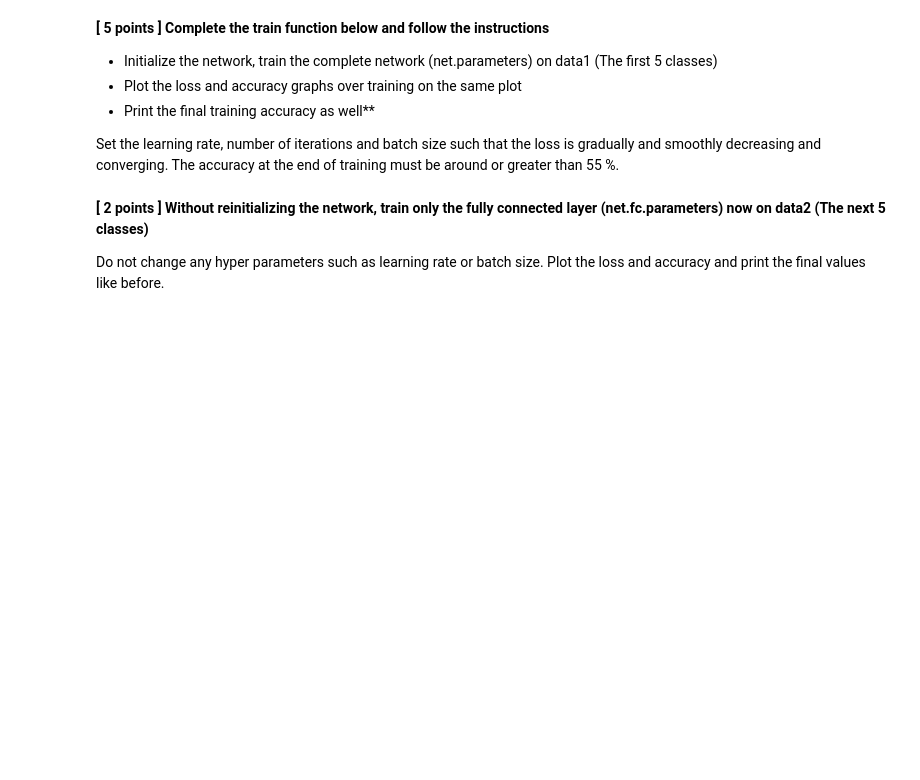
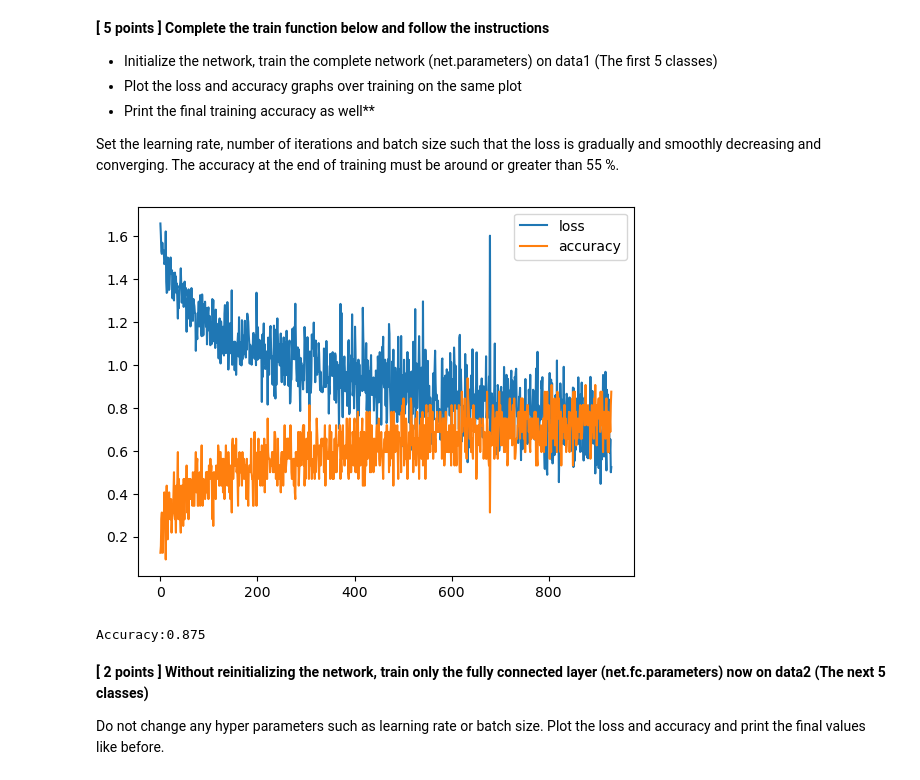
Before and after one commit to merrickqiu/MATH-31H, a Jupyter notebook: CSE 152A/cse152a_wi25_hw4/cse152a_wi25_hw4.ipynb, the cells around one changed output. Saved outputs shown, nothing was run; the diff lists cells and outputs as text; code cells hidden in the pictures; blank space fills up the shorter version.

```diff
--- a/CSE 152A/cse152a_wi25_hw4/cse152a_wi25_hw4.ipynb
+++ b/CSE 152A/cse152a_wi25_hw4/cse152a_wi25_hw4.ipynb
@@ -584,0 +640,21 @@ print(net)
+# %%
+class Net(nn.Module):
+    def __init__(self, n_labels=5):
+        super().__init__()
+        self.relu = nn.ReLU()
+        self.conv1 = nn.Conv2d(in_channels=3, out_channels=5, kernel_size=4, stride=2)
+        self.conv2 = nn.Conv2d(in_channels=5, out_channels=10, kernel_size=4, stride=1)
+        self.conv3 = nn.Conv2d(in_channels=10, out_channels=20, kernel_size=4, stride=1)
+        self.conv4 = nn.Conv2d(in_channels=20, out_channels=40, kernel_size=4, stride=1)
+        self.fc = nn.Linear(40*38*38, n_labels)
+
+    def forward(self, x):
+        x = self.relu(self.conv1(x))
+        x = self.relu(self.conv2(x))
+        x = self.relu(self.conv3(x))
+        x = self.relu(self.conv4(x))
+        x = torch.flatten(x, start_dim=1)
+        x = self.fc(x)
+
+        return x
+print(net)
@@ -616,6 +701,19 @@ def train(tdata,tlabel,net,to_train):
             inputs = torch.FloatTensor(tdata[l*batch:(l+1)*batch]).to(device)
             targets = torch.LongTensor(tlabel[l*batch:(l+1)*batch]).to(device)
             # --------------- YOUR CODE HERE ---------------
+            logits = net(inputs)
+            prediction = torch.argmax(logits, dim=1)
+
+            accuracy = (prediction == targets).float().mean()
+            loss = criterion(logits, targets)
+
+            optimizer.zero_grad()
+            loss.backward()
+            optimizer.step()
+
+
+            losslist.append(loss.item())
+            acclist.append(accuracy.item())
 
 
 
@@ -625,3 +721,15 @@ def train(tdata,tlabel,net,to_train):
+# %%
+# --------------- YOUR CODE HERE ---------------
+net = Net().to(device)
+loss_1, acc_1 = train(data1, labels1, net, net.parameters())
+ax=range(len(loss_1))
+plt.plot(ax, loss_1, ax, acc_1)
+plt.legend(['loss', 'accuracy'])
+plt.show()
+print('Accuracy:{}'.format(acc_1[-1]))
+# %% [output]
+[figure, added]
+Accuracy:0.875
 # %% [markdown]
 **[ 2 points ] Without reinitializing the network, train only the fully connected layer (net.fc.parameters) now on data2 (The next 5 classes)**
 
```
Also changed, not shown: parts of 19 cells of this notebook, 12 other files.
